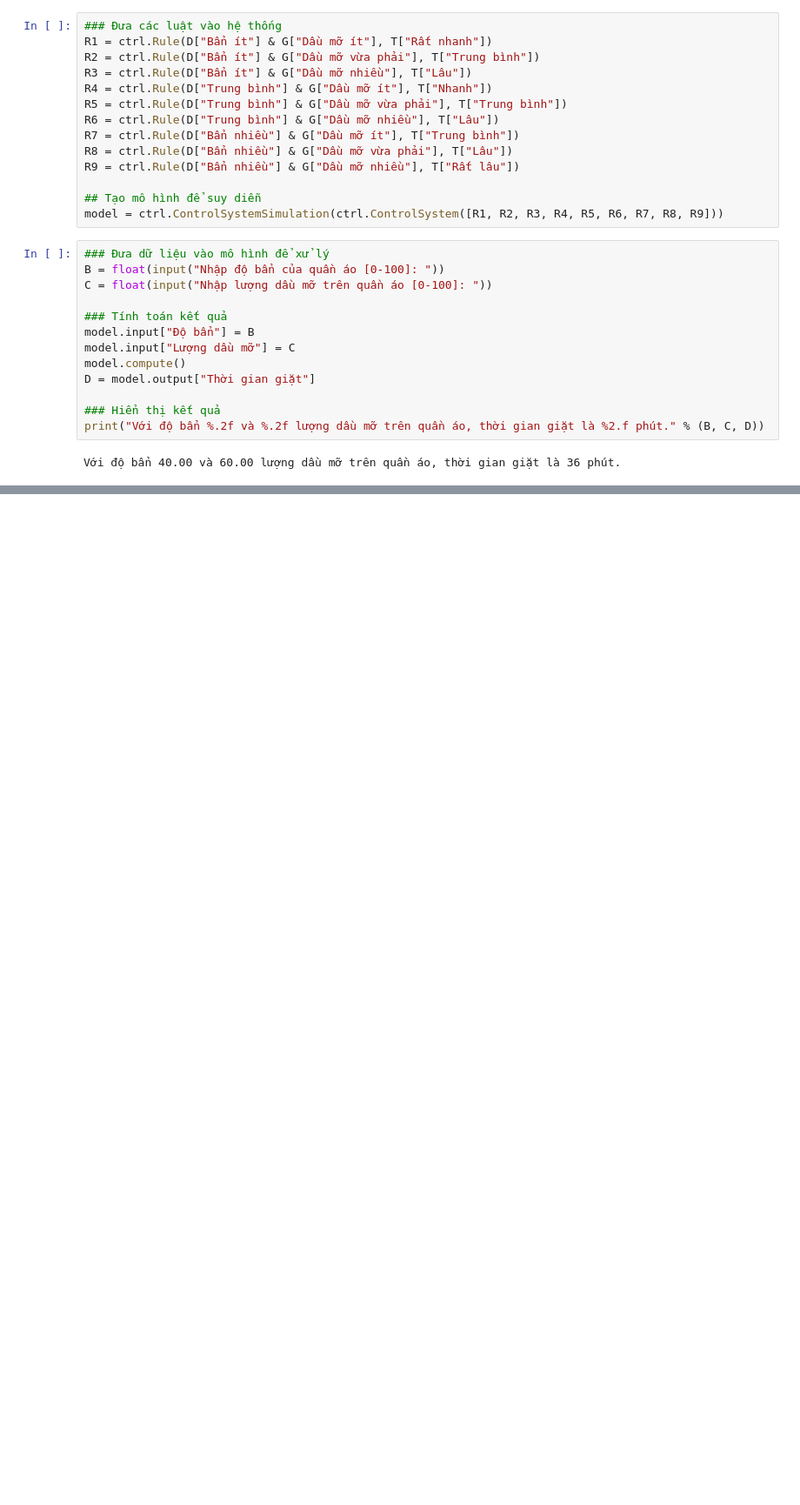
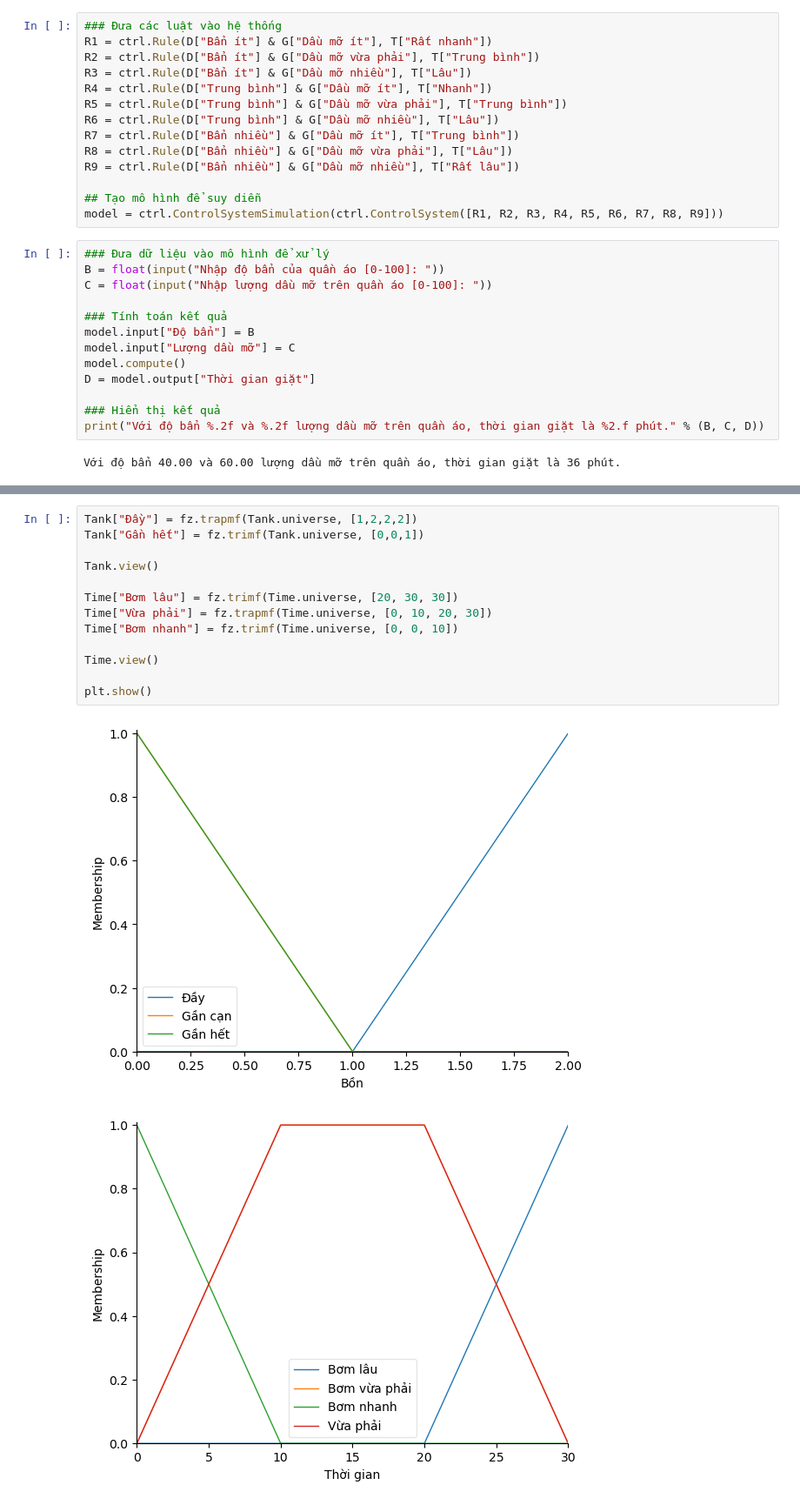
Before and after one commit to ThuanNP/sgu26_fuzzy_logic_app, a Jupyter notebook: Bai03/BaiTap3.ipynb, the cells around one changed output, grey strips where cells are left out. Shown at 87% size. Drawn from its saved outputs; the diff is of its cells as text; blank space fills up the shorter version.

```diff
--- a/Bai03/BaiTap3.ipynb
+++ b/Bai03/BaiTap3.ipynb
@@ -237,0 +163,16 @@ Với độ bẩn 40.00 và 60.00 lượng dầu mỡ trên quần áo, thời g
+# %%
+Tank["Đầy"] = fz.trapmf(Tank.universe, [1,2,2,2])
+Tank["Gần hết"] = fz.trimf(Tank.universe, [0,0,1])
+
+Tank.view()
+
+Time["Bơm lâu"] = fz.trimf(Time.universe, [20, 30, 30])
+Time["Vừa phải"] = fz.trapmf(Time.universe, [0, 10, 20, 30])
+Time["Bơm nhanh"] = fz.trimf(Time.universe, [0, 0, 10])
+
+Time.view()
+
+plt.show()
+# %% [output]
+[figure, added]
+[figure, added]
```
Also changed, not shown: parts of 9 cells of this notebook.
